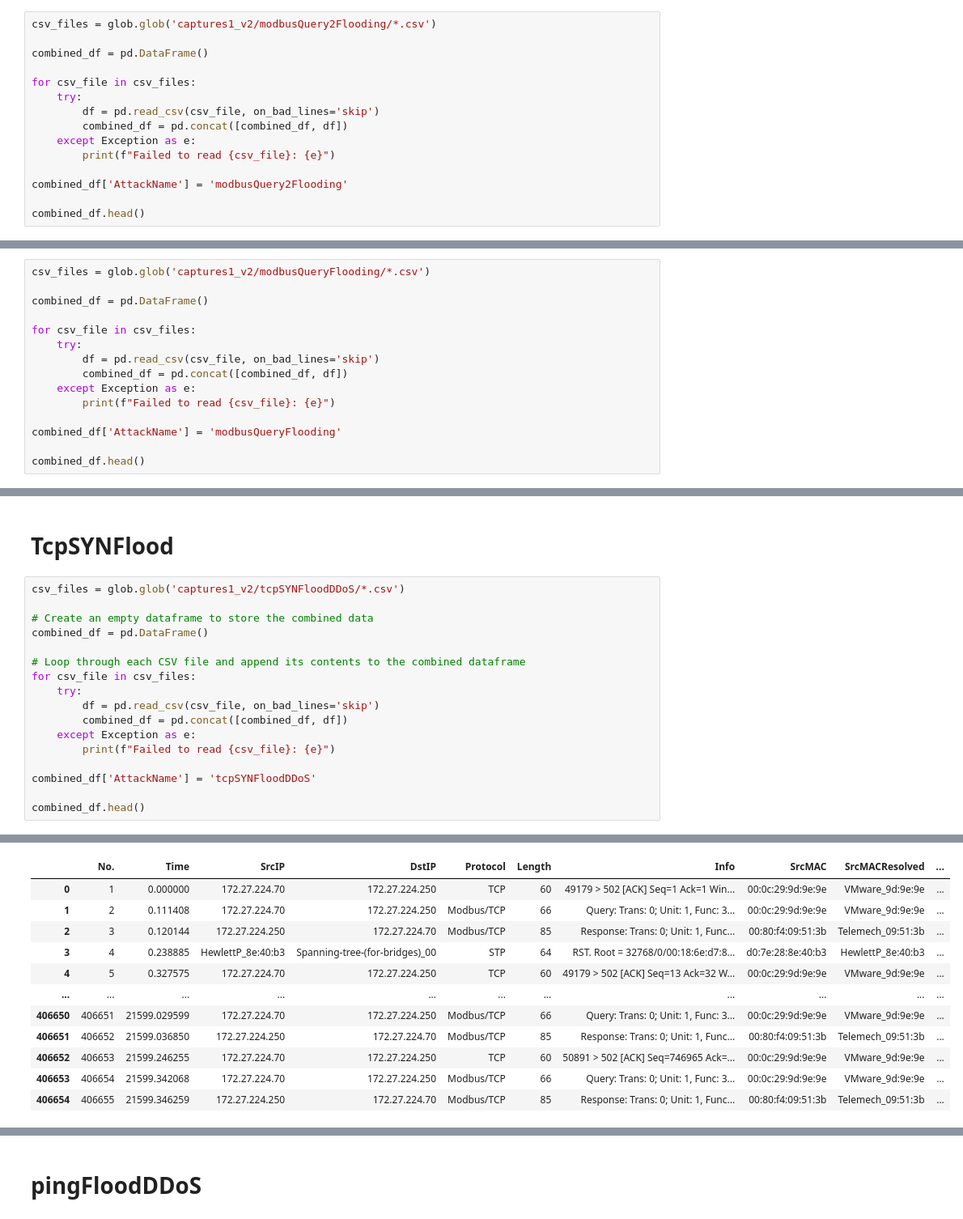
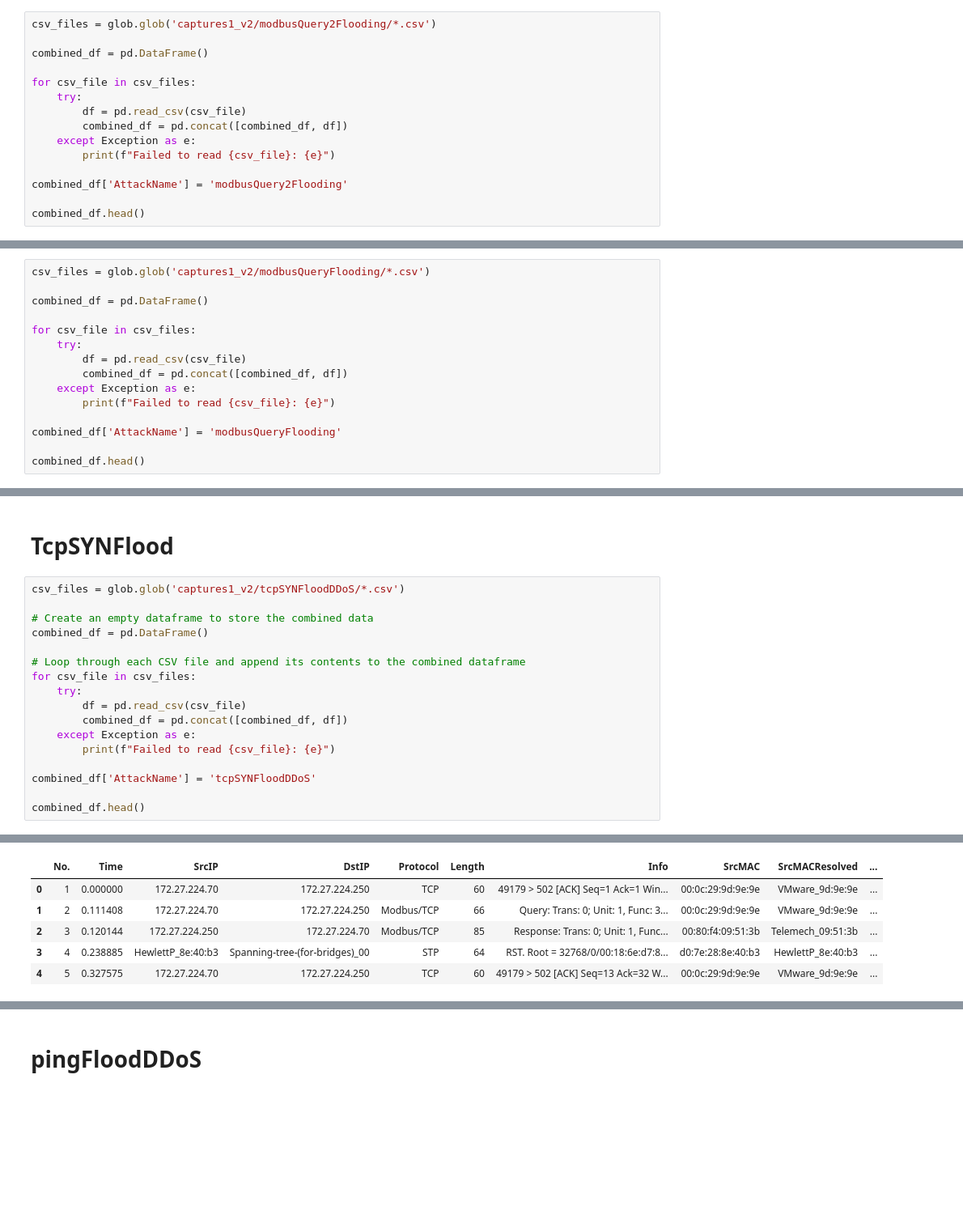
Before and after one commit to Amani-blip/Modbus-Protocol-Attacks, a Jupyter notebook: DimensionalModel.ipynb, the cells around one changed output, grey strips where cells are left out. Shown at 81% size. Saved outputs shown, nothing was run; the diff lists cells and outputs as text; blank space fills up the shorter version.

Commit message:
removing condition for bad lines

```diff
--- a/DimensionalModel.ipynb
+++ b/DimensionalModel.ipynb
@@ -76,7 +68,7 @@ combined_df = pd.DataFrame()
 
 for csv_file in csv_files:
     try:
-        df = pd.read_csv(csv_file, on_bad_lines='skip')
+        df = pd.read_csv(csv_file)
         combined_df = pd.concat([combined_df, df])
     except Exception as e:
         print(f"Failed to read {csv_file}: {e}")
@@ -102,7 +95,7 @@ combined_df = pd.DataFrame()
 
 for csv_file in csv_files:
     try:
-        df = pd.read_csv(csv_file, on_bad_lines='skip')
+        df = pd.read_csv(csv_file)
         combined_df = pd.concat([combined_df, df])
     except Exception as e:
         print(f"Failed to read {csv_file}: {e}")
@@ -129,31 +116,25 @@ Failed to read captures1_v2/modbusQueryFlooding\eth2dump-modbusQueryFlooding5m-6
 # %%
 csv_files = glob.glob('captures1_v2/tcpSYNFloodDDoS/*.csv')
 
 # Create an empty dataframe to store the combined data
 combined_df = pd.DataFrame()
 
 # Loop through each CSV file and append its contents to the combined dataframe
 for csv_file in csv_files:
     try:
-        df = pd.read_csv(csv_file, on_bad_lines='skip')
+        df = pd.read_csv(csv_file)
         combined_df = pd.concat([combined_df, df])
     except Exception as e:
         print(f"Failed to read {csv_file}: {e}")
 
 combined_df['AttackName'] = 'tcpSYNFloodDDoS'
 
 combined_df.head()
 # %% [output]
 Failed to read captures1_v2/tcpSYNFloodDDoS\eth2dump-tcpSYNFloodDDoS30m-6h_1.csv: 'utf-8' codec can't decode byte 0x86 in position 261916: invalid start byte
 |  | No. | Time | SrcIP | DstIP | Protocol | Length | Info | SrcMAC | SrcMACResolved | ... |
 | 0 | 1 | 0.000000 | 172.27.224.70 | 172.27.224.250 | TCP | 60 | 49179 > 502 [ACK] Seq=1 Ack=1 Win... | 00:0c:29:9d:9e:9e | VMware_9d:9e:9e | ... |
 | 1 | 2 | 0.111408 | 172.27.224.70 | 172.27.224.250 | Modbus/TCP | 66 | Query: Trans: 0; Unit: 1, Func: 3... | 00:0c:29:9d:9e:9e | VMware_9d:9e:9e | ... |
 | 2 | 3 | 0.120144 | 172.27.224.250 | 172.27.224.70 | Modbus/TCP | 85 | Response: Trans: 0; Unit: 1, Func... | 00:80:f4:09:51:3b | Telemech_09:51:3b | ... |
 | 3 | 4 | 0.238885 | HewlettP_8e:40:b3 | Spanning-tree-(for-bridges)_00 | STP | 64 | RST. Root = 32768/0/00:18:6e:d7:8... | d0:7e:28:8e:40:b3 | HewlettP_8e:40:b3 | ... |
 | 4 | 5 | 0.327575 | 172.27.224.70 | 172.27.224.250 | TCP | 60 | 49179 > 502 [ACK] Seq=13 Ack=32 W... | 00:0c:29:9d:9e:9e | VMware_9d:9e:9e | ... |
-| ... | ... | ... | ... | ... | ... | ... | ... | ... | ... | ... |
-| 406650 | 406651 | 21599.029599 | 172.27.224.70 | 172.27.224.250 | Modbus/TCP | 66 | Query: Trans: 0; Unit: 1, Func: 3... | 00:0c:29:9d:9e:9e | VMware_9d:9e:9e | ... |
-| 406651 | 406652 | 21599.036850 | 172.27.224.250 | 172.27.224.70 | Modbus/TCP | 85 | Response: Trans: 0; Unit: 1, Func... | 00:80:f4:09:51:3b | Telemech_09:51:3b | ... |
-| 406652 | 406653 | 21599.246255 | 172.27.224.70 | 172.27.224.250 | TCP | 60 | 50891 > 502 [ACK] Seq=746965 Ack=... | 00:0c:29:9d:9e:9e | VMware_9d:9e:9e | ... |
-| 406653 | 406654 | 21599.342068 | 172.27.224.70 | 172.27.224.250 | Modbus/TCP | 66 | Query: Trans: 0; Unit: 1, Func: 3... | 00:0c:29:9d:9e:9e | VMware_9d:9e:9e | ... |
-| 406654 | 406655 | 21599.346259 | 172.27.224.250 | 172.27.224.70 | Modbus/TCP | 85 | Response: Trans: 0; Unit: 1, Func... | 00:80:f4:09:51:3b | Telemech_09:51:3b | ... |
```
Also changed, not shown: parts of 5 cells of this notebook.
